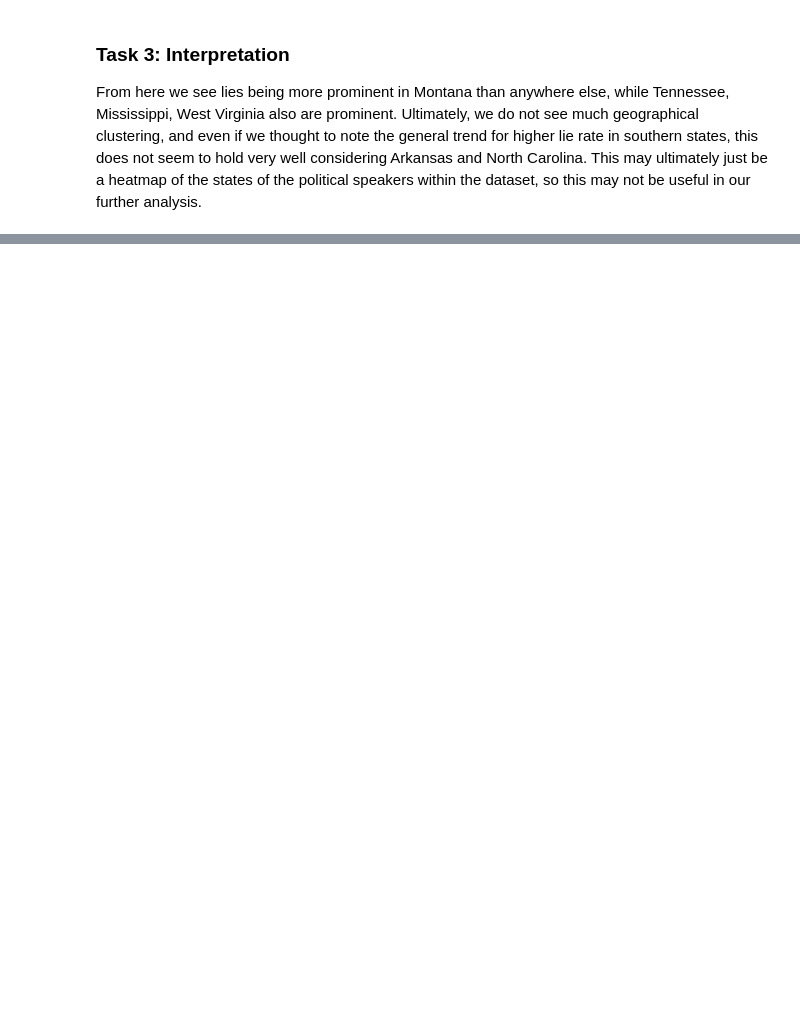
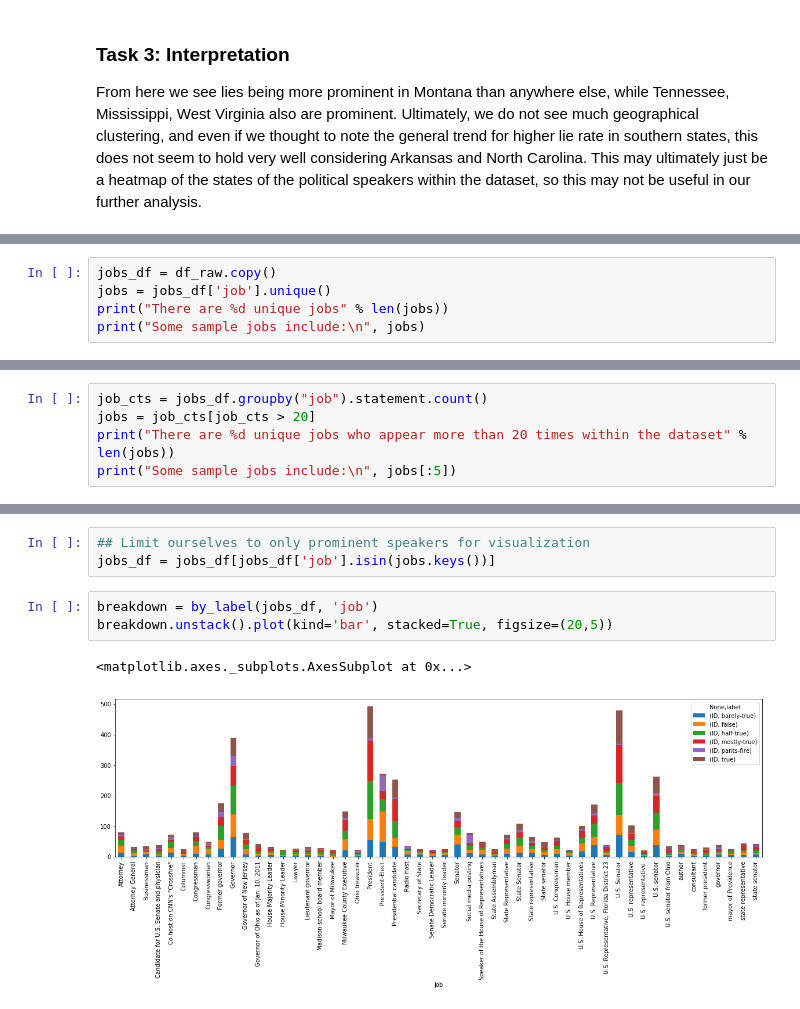
Before and after one commit to mikanikos/Features-of-Lies, a Jupyter notebook: Exploration.ipynb, the cells around one changed output, grey strips where cells are left out. Cells and saved outputs as stored; diff of their text form; blank space fills up the shorter version.

```diff
--- a/Exploration.ipynb
+++ b/Exploration.ipynb
@@ -319,0 +325,5 @@ From here we see lies being more prominent in Montana than anywhere else, while
+# %%
+jobs_df = df_raw.copy()
+jobs = jobs_df['job'].unique()
+print("There are %d unique jobs" % len(jobs))
+print("Some sample jobs include:\n", jobs)
@@ -319,0 +339,5 @@ From here we see lies being more prominent in Montana than anywhere else, while
+# %%
+job_cts = jobs_df.groupby("job").statement.count()
+jobs = job_cts[job_cts > 20]
+print("There are %d unique jobs who appear more than 20 times within the dataset" % len(jobs))
+print("Some sample jobs include:\n", jobs[:5])
@@ -319,0 +354,9 @@ From here we see lies being more prominent in Montana than anywhere else, while
+# %%
+## Limit ourselves to only prominent speakers for visualization
+jobs_df = jobs_df[jobs_df['job'].isin(jobs.keys())]
+# %%
+breakdown = by_label(jobs_df, 'job')
+breakdown.unstack().plot(kind='bar', stacked=True, figsize=(20,5))
+# %% [output]
+<matplotlib.axes._subplots.AxesSubplot at 0x...>
+[figure, added]
```
Also changed, not shown: parts of 39 cells of this notebook.
